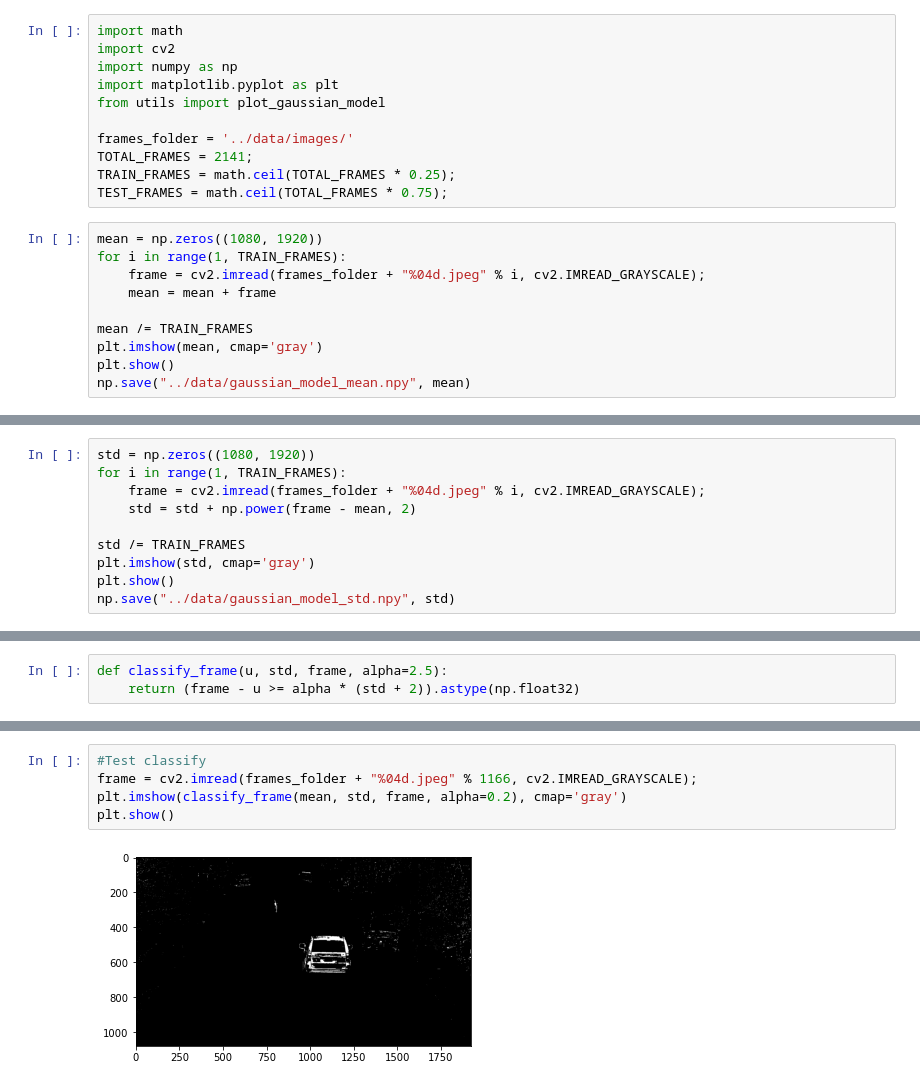
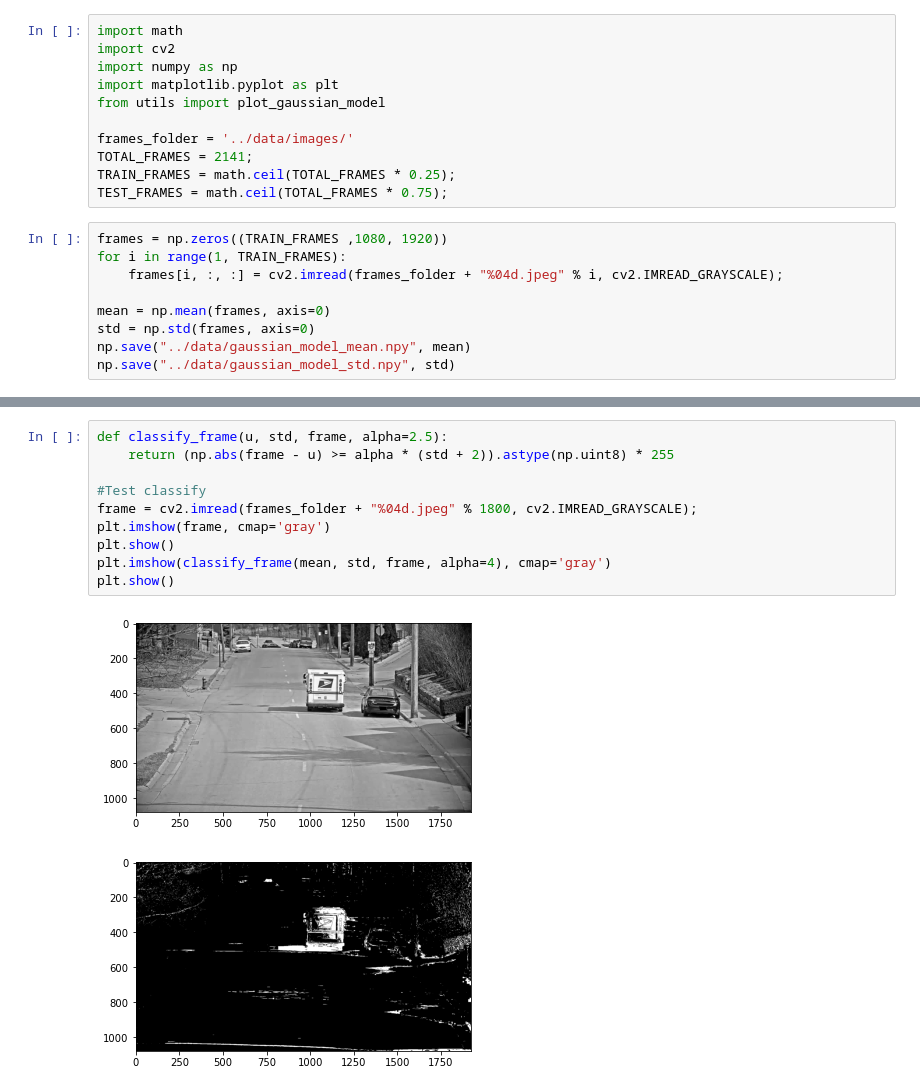
Before and after one commit to mcv-m6-video/mcv-m6-2022-team6, a Jupyter notebook: Week2/Task1.ipynb, the cells around one changed output, grey strips where cells are left out. Cells and saved outputs as stored; diff of their text form.

Commit message:
Gaussian Model

```diff
--- a/Week2/Task1.ipynb
+++ b/Week2/Task1.ipynb
@@ -10,12 +10,11 @@ TOTAL_FRAMES = 2141;
 TRAIN_FRAMES = math.ceil(TOTAL_FRAMES * 0.25);
 TEST_FRAMES = math.ceil(TOTAL_FRAMES * 0.75);
 # %%
-mean = np.zeros((1080, 1920))
+frames = np.zeros((TRAIN_FRAMES ,1080, 1920))
 for i in range(1, TRAIN_FRAMES):
-    frame = cv2.imread(frames_folder + "%04d.jpeg" % i, cv2.IMREAD_GRAYSCALE);
-    mean = mean + frame
+    frames[i, :, :] = cv2.imread(frames_folder + "%04d.jpeg" % i, cv2.IMREAD_GRAYSCALE);
 
-mean /= TRAIN_FRAMES
-plt.imshow(mean, cmap='gray')
-plt.show()
+mean = np.mean(frames, axis=0)
+std = np.std(frames, axis=0)
 np.save("../data/gaussian_model_mean.npy", mean)
+np.save("../data/gaussian_model_std.npy", std)
@@ -24,10 +20,0 @@ np.save("../data/gaussian_model_mean.npy", mean)
-# %%
-std = np.zeros((1080, 1920))
-for i in range(1, TRAIN_FRAMES):
-    frame = cv2.imread(frames_folder + "%04d.jpeg" % i, cv2.IMREAD_GRAYSCALE);
-    std = std + np.power(frame - mean, 2)
-
-std /= TRAIN_FRAMES
-plt.imshow(std, cmap='gray')
-plt.show()
-np.save("../data/gaussian_model_std.npy", std)
@@ -36,6 +21,3 @@ np.save("../data/gaussian_model_std.npy", std)
-# %%
-def classify_frame(u, std, frame, alpha=2.5):
-	return (frame - u >= alpha * (std + 2)).astype(np.float32)
 # %%
 #Load gaussian model
 mean = np.load('../data/gaussian_model_mean.npy')
@@ -46,9 +28,15 @@ plot_gaussian_model(mean, std)
 # %%
+def classify_frame(u, std, frame, alpha=2.5):
+    return (np.abs(frame - u) >= alpha * (std + 2)).astype(np.uint8) * 255
+
 #Test classify
-frame = cv2.imread(frames_folder + "%04d.jpeg" % 1166, cv2.IMREAD_GRAYSCALE);
-plt.imshow(classify_frame(mean, std, frame, alpha=0.2), cmap='gray')
+frame = cv2.imread(frames_folder + "%04d.jpeg" % 1800, cv2.IMREAD_GRAYSCALE);
+plt.imshow(frame, cmap='gray')
 plt.show()
+plt.imshow(classify_frame(mean, std, frame, alpha=4), cmap='gray')
+plt.show()
 # %% [output]
-[figure, old version]
+[figure, new version]
+[figure, added]
 # %%
 for i in range(TRAIN_FRAMES, TEST_FRAMES):
```
Also changed, not shown: parts of 4 cells of this notebook, 3 other files.
